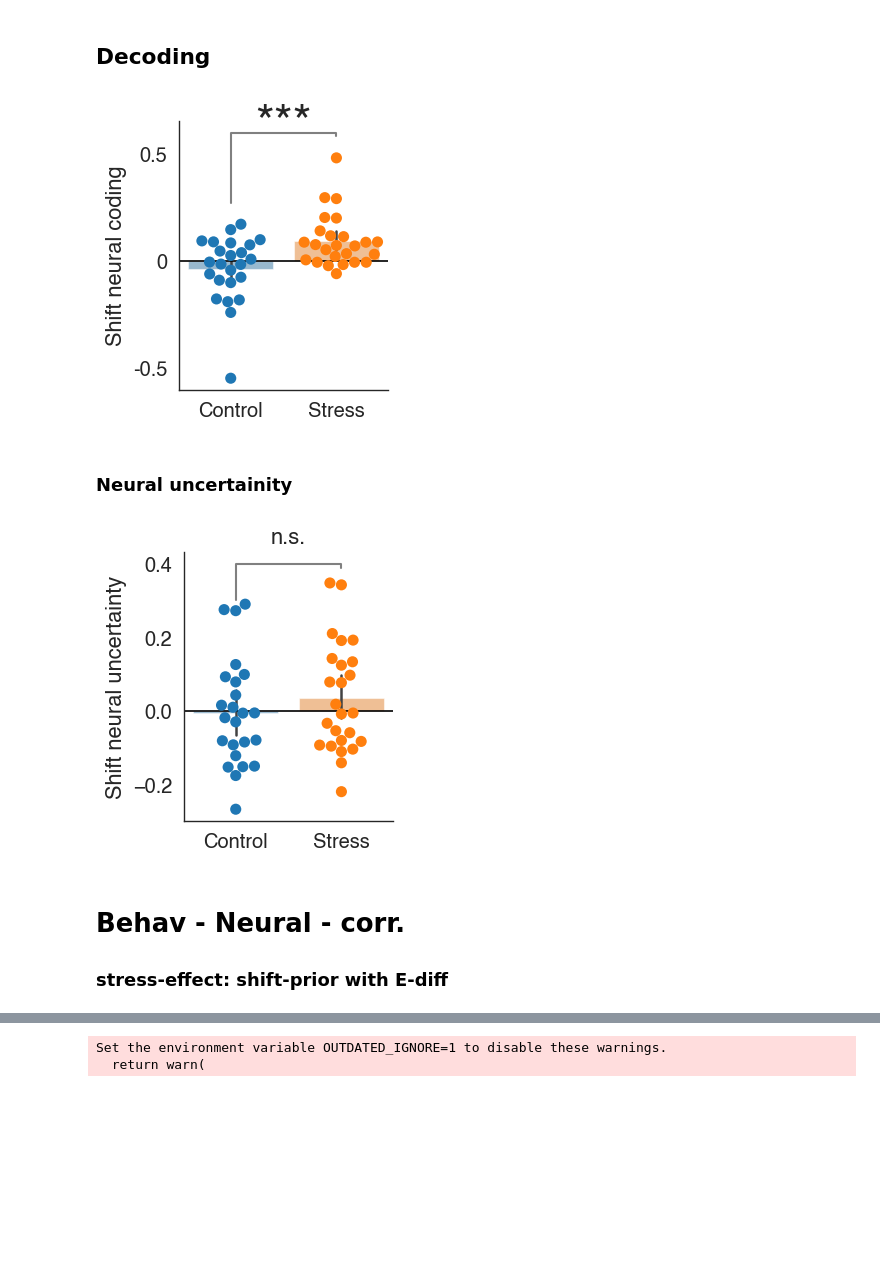
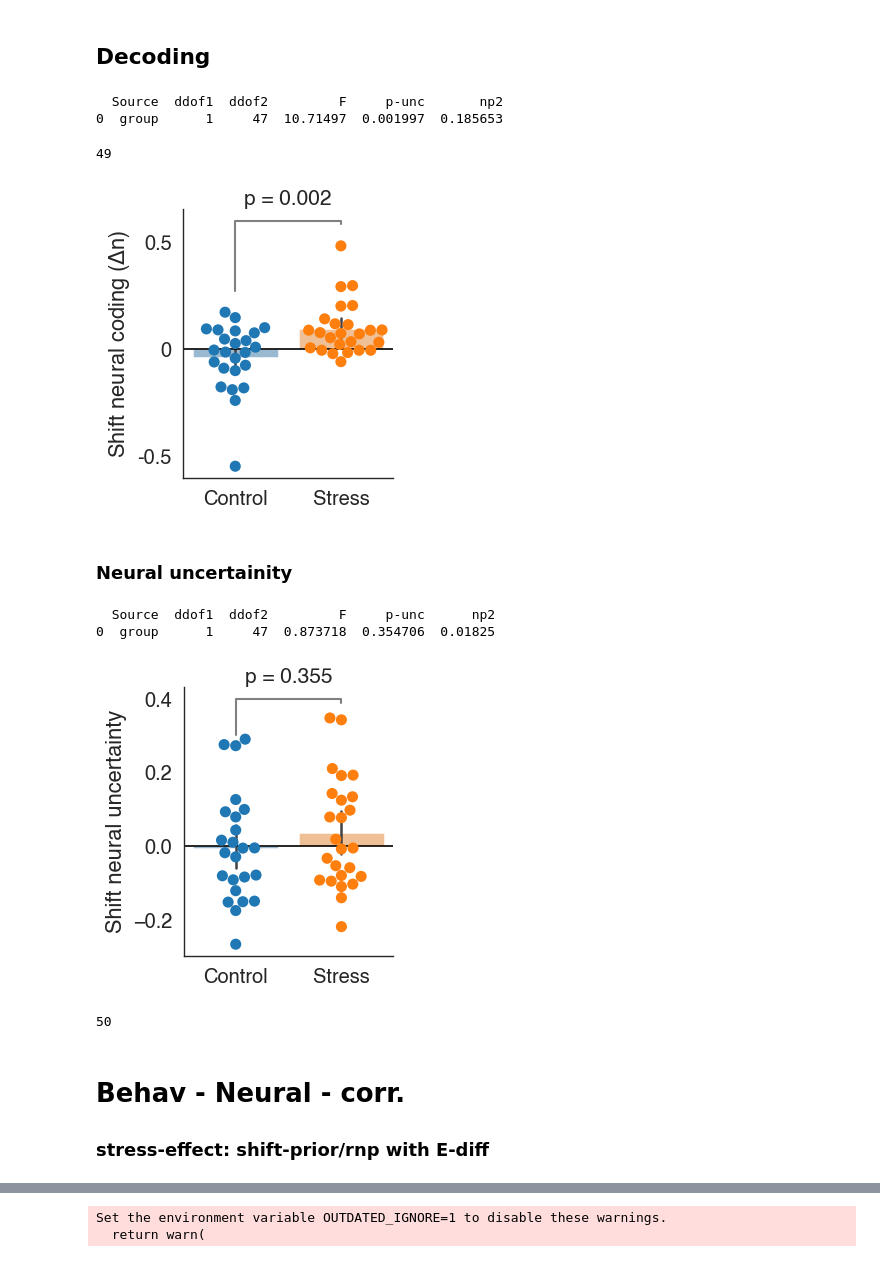
Before and after one commit to Gilles86/stress_risk, a Jupyter notebook: stress_risk/plots_for_paper/paper_fig_2.ipynb, the cells around one changed output, grey strips where cells are left out. Drawn from its saved outputs; the diff is of its cells as text; code cells hidden in the pictures; blank space fills up the shorter version.

```diff
--- a/stress_risk/plots_for_paper/paper_fig_2.ipynb
+++ b/stress_risk/plots_for_paper/paper_fig_2.ipynb
@@ -323,30 +380,35 @@ Es['E_dif'] = Es['E_a'] - Es['E_w']
 # %%
 import pingouin
 sns.set_theme('paper', 'white', font='helvetica', font_scale=1.636, palette='tab10') # 1.636 = 1.5 * 14.4/13.2 (13.2 = font sizes in affinity designer with font scale 1.5)
 
 temp = Es.groupby(['subject']).mean()
 temp['group_name'] = np.where(temp['group'] == 0, 'Control', 'Stress')
 
 plt.figure(figsize=(2.7,3.5))
 ax = sns.barplot(data=temp.reset_index(), x ='group_name', hue='group_name',y='E_dif', alpha=0.5)
 sns.swarmplot(data=temp.reset_index(), x='group_name', hue='group_name', y='E_dif', size=8)
 
 an = pingouin.anova(data=temp.reset_index(), dv='E_dif', between='group')
 p_val = np.round(an['p-unc'][0],3)
 
-ax.set(xlabel=None, ylabel = 'Shift neural coding') #title=f'p = {p_val}'
-ax.text(0.5, 0.9, '***', transform=ax.transAxes, ha='center', va='bottom',fontsize=35)
+ax.set(xlabel=None, ylabel = r'Shift neural coding ($\Delta$n)') #title=f'p = {p_val}'
+ax.text(0.5, 1, f'p = {p_val}', transform=ax.transAxes, ha='center', va='bottom',fontsize=15)
 
 y_max_control= temp[temp['group_name'] == 'Control']['E_dif'].max()
 y_max_stress= temp[temp['group_name'] == 'Stress']['E_dif'].max()
 plt.plot([0., 0.,1 , 1], [y_max_control + 0.1, 0.6, 0.6, y_max_stress + 0.1], lw=1.5, color='grey')
 plt.yticks([0.5, 0, -0.5], ['0.5', '0', '-0.5'])
 
 plt.axhline(0, c='black')
 sns.despine()
-plt.savefig(op.join(plot_folder_path, 'shift-neural-coding_swarm-bar-plot_groups.pdf'), bbox_inches='tight')
+#plt.savefig(op.join(plot_folder_path, 'shift-neural-coding_swarm-bar-plot_groups.pdf'), bbox_inches='tight')
+print(an)
+len(temp.reset_index()['subject'].unique())
 # %% [output]
+  Source  ddof1  ddof2         F     p-unc       np2
+0  group      1     47  10.71497  0.001997  0.185653
+49
-[figure, old version]
+[figure, new version]
 # %%
 # outlier removed
 max_val = temp['E_dif'].max()
@@ -387,7 +449,9 @@ sns.swarmplot(ax=ax,data=dd.reset_index(), x='group',hue='group', y=y_var,size=8
 an = pingouin.anova(data=dd.reset_index(), dv=y_var, between='group')
 p_val = np.round(an['p-unc'][0],3)
 
-ax.set(xlabel=None, ylabel = 'Shift neural uncertainty',title='n.s.') # ,title=f'p = {p_val}'
+ax.set(xlabel=None, ylabel = 'Shift neural uncertainty',title='') # ,title=f'p = {p_val}'; 'n.s.'
+ax.text(0.5, 1, f'p = {p_val}', transform=ax.transAxes, ha='center', va='bottom',fontsize=15)
+
 plt.axhline(0, c='black')
 sns.despine()
 
@@ -400,9 +464,16 @@ y_max_stress= temp[temp['group'] == 'Stress'][y_var].max()
 plt.plot([0., 0.,1 , 1], [y_max_control + 0.01, height-0.1, height-0.1, y_max_stress + 0.04], lw=1.5, color='grey')
 #plt.yticks([0.5, 0, -0.5], ['0.5', '0', '-0.5'])
 
-plt.savefig(op.join(plot_folder_path, 'shift_decodability-r_catplot-groups.pdf'), bbox_inches='tight')
+#plt.savefig(op.join(plot_folder_path, 'shift_decodability-r_catplot-groups.pdf'), bbox_inches='tight')
+print(an)
 # %% [output]
+  Source  ddof1  ddof2         F     p-unc      np2
+0  group      1     47  0.873718  0.354706  0.01825
-[figure, old version]
+[figure, new version]
+# %%
+len(temp['subject'].unique())
+# %% [output]
+50
 # %% [markdown]
 # Behav - Neural - corr.
-### stress-effect: shift-prior with E-diff
+### stress-effect: shift-prior/rnp with E-diff
```
Also changed, not shown: parts of 13 cells of this notebook, 7 other files.
